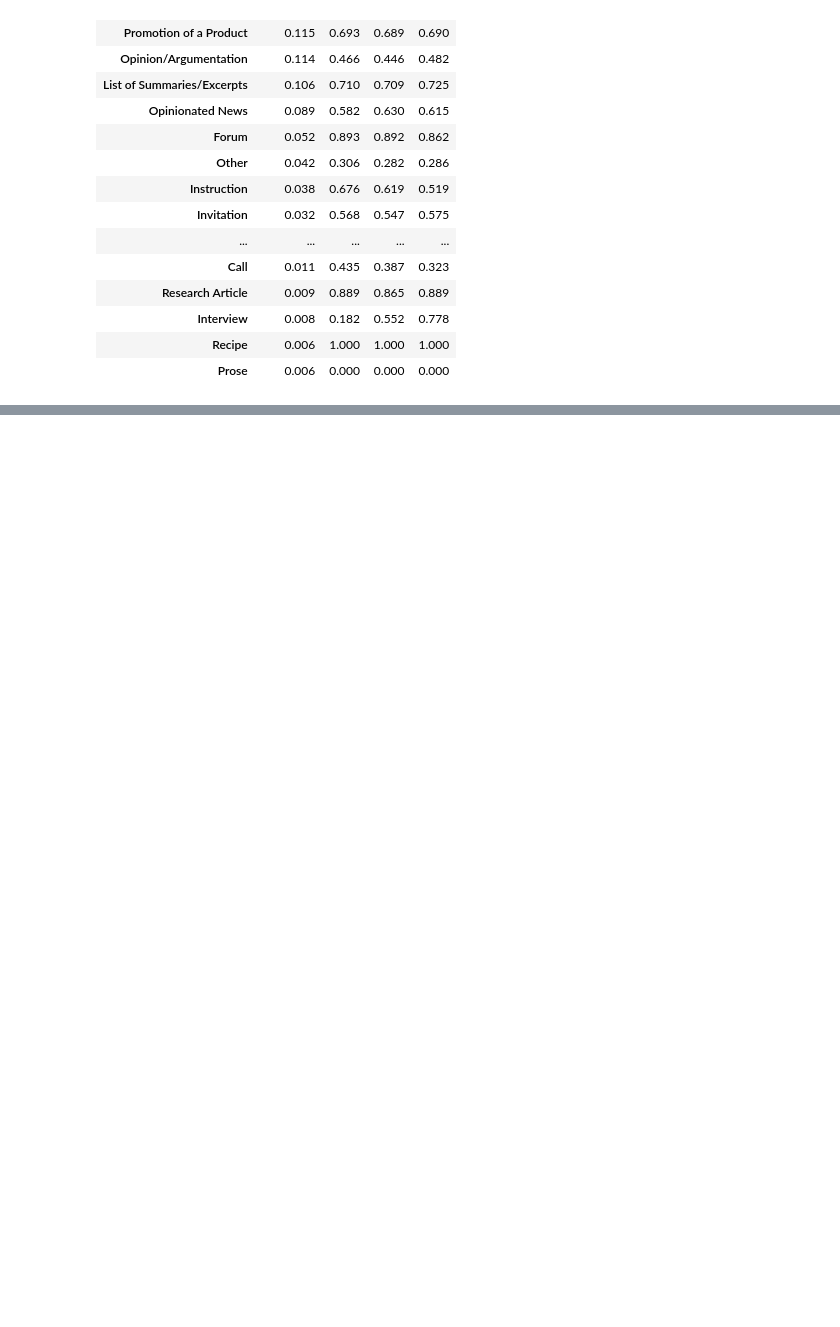
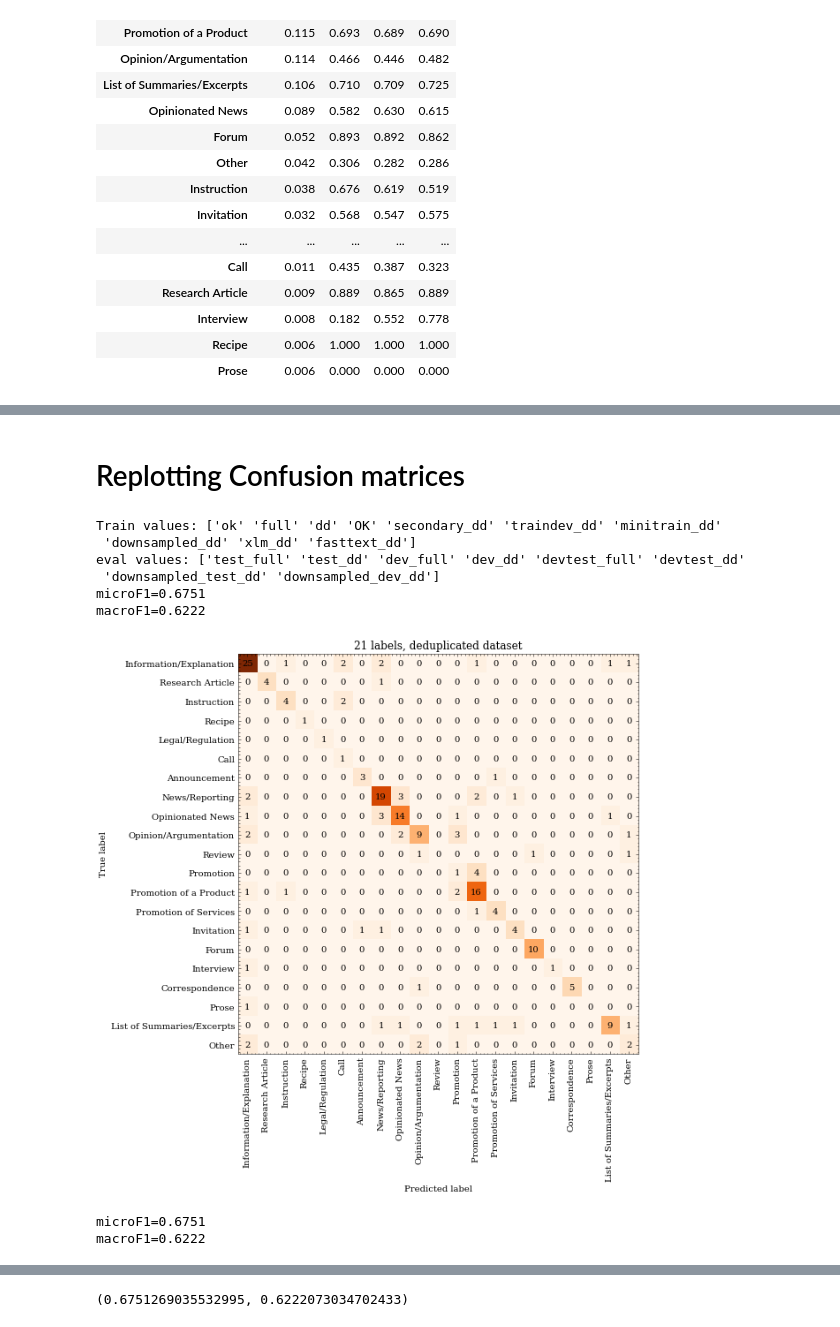
Before and after one commit to TajaKuzman/Transformers-GINCO-Experiments, a Jupyter notebook: 24_paper_additional_analysis.ipynb, the cells around one changed output, grey strips where cells are left out. Saved outputs shown, nothing was run; the diff lists cells and outputs as text; code cells hidden in the pictures; blank space fills up the shorter version.

```diff
--- a/24_paper_additional_analysis.ipynb
+++ b/24_paper_additional_analysis.ipynb
@@ -279,0 +298,35 @@ c2 = df.
+# %% [markdown]
+# Replotting Confusion matrices
+# %%
+print("Train values:", df.train.unique(), "\neval values:",df["eval"].unique())
+
+# Part 1: best dd, test_dd model:
+c1 = df.train == "dd"
+c2 = df["eval"] == "test_dd"
+
+df[c1 & c2].sort_values("microF1", ascending=False)[0:3]
+# DF was inspected and the optimal i was found:
+i = 305 # or 183, 413
+
+y_true = df.loc[i, "y_true"]
+y_pred = df.loc[i, "y_pred"]
+
+y_true = utils.to_label(y_true)
+y_pred = utils.to_label(y_pred)
+
+utils.plot_cm(y_true, y_pred, labels=utils.list_of_categories_matrix, save="paper/CM_full_labels_2.png",
+include_metrics=False,
+title = "21 labels, deduplicated dataset")
+utils.plot_cm(y_true, y_pred, labels=utils.list_of_categories_matrix, save="paper/CM_full_labels_2.pdf",
+include_metrics=False,
+title = "21 labels, deduplicated dataset")
+# %% [output]
+Train values: ['ok' 'full' 'dd' 'OK' 'secondary_dd' 'traindev_dd' 'minitrain_dd'
+ 'downsampled_dd' 'xlm_dd' 'fasttext_dd']
+eval values: ['test_full' 'test_dd' 'dev_full' 'dev_dd' 'devtest_full' 'devtest_dd'
+ 'downsampled_test_dd' 'downsampled_dev_dd']
+microF1=0.6751
+macroF1=0.6222
+[figure, added]
+microF1=0.6751
+macroF1=0.6222
@@ -279,0 +334 @@ c2 = df.
+(0.6751269035532995, 0.6222073034702433)
```
Also changed, not shown: parts of 13 cells of this notebook.
